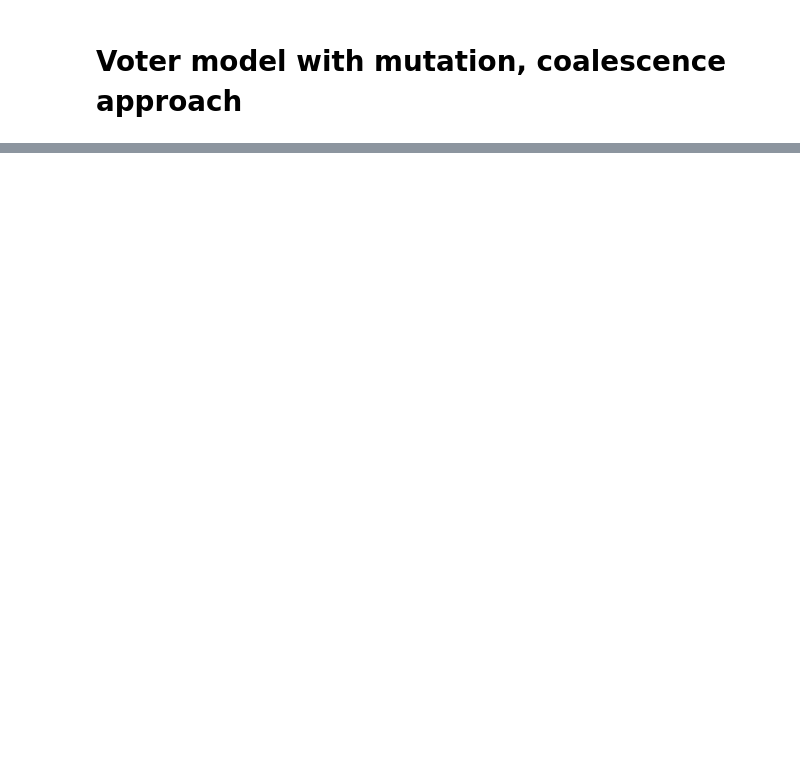
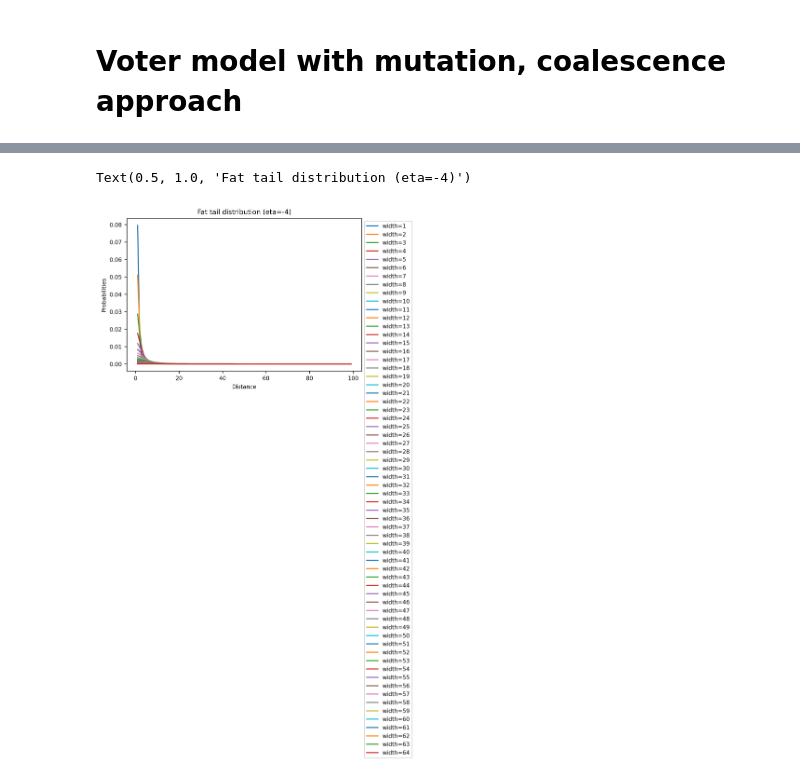
Before and after one commit to jonasargelo/Complex-systems-sim, a Jupyter notebook: backwards_time_voter_model.ipynb, the cells around one changed output, grey strips where cells are left out. Saved outputs shown, nothing was run; the diff lists cells and outputs as text; code cells hidden in the pictures; blank space fills up the shorter version.

```diff
--- a/backwards_time_voter_model.ipynb
+++ b/backwards_time_voter_model.ipynb
@@ -312,0 +313,20 @@ plt.show()
+# %%
+eta = -4
+width = range(1,65)
+dist = range(1,100)
+
+for w in width:
+    probs = []
+    for d in dist:
+        K = -((eta + 2) / (2 * np.pi * w**2)) * (1 + ((d)/w)**2 )**(eta/2)
+        probs.append(K)
+
+    plt.plot(dist, probs,label=f'width={w}')
+
+plt.legend(bbox_to_anchor=(1,1))
+plt.xlabel('Distance')
+plt.ylabel('Probabilities')
+plt.title(f'Fat tail distribution (eta={eta})')
+# %% [output]
+Text(0.5, 1.0, 'Fat tail distribution (eta=-4)')
+[figure, added]
```
Also changed, not shown: parts of 10 cells of this notebook.
